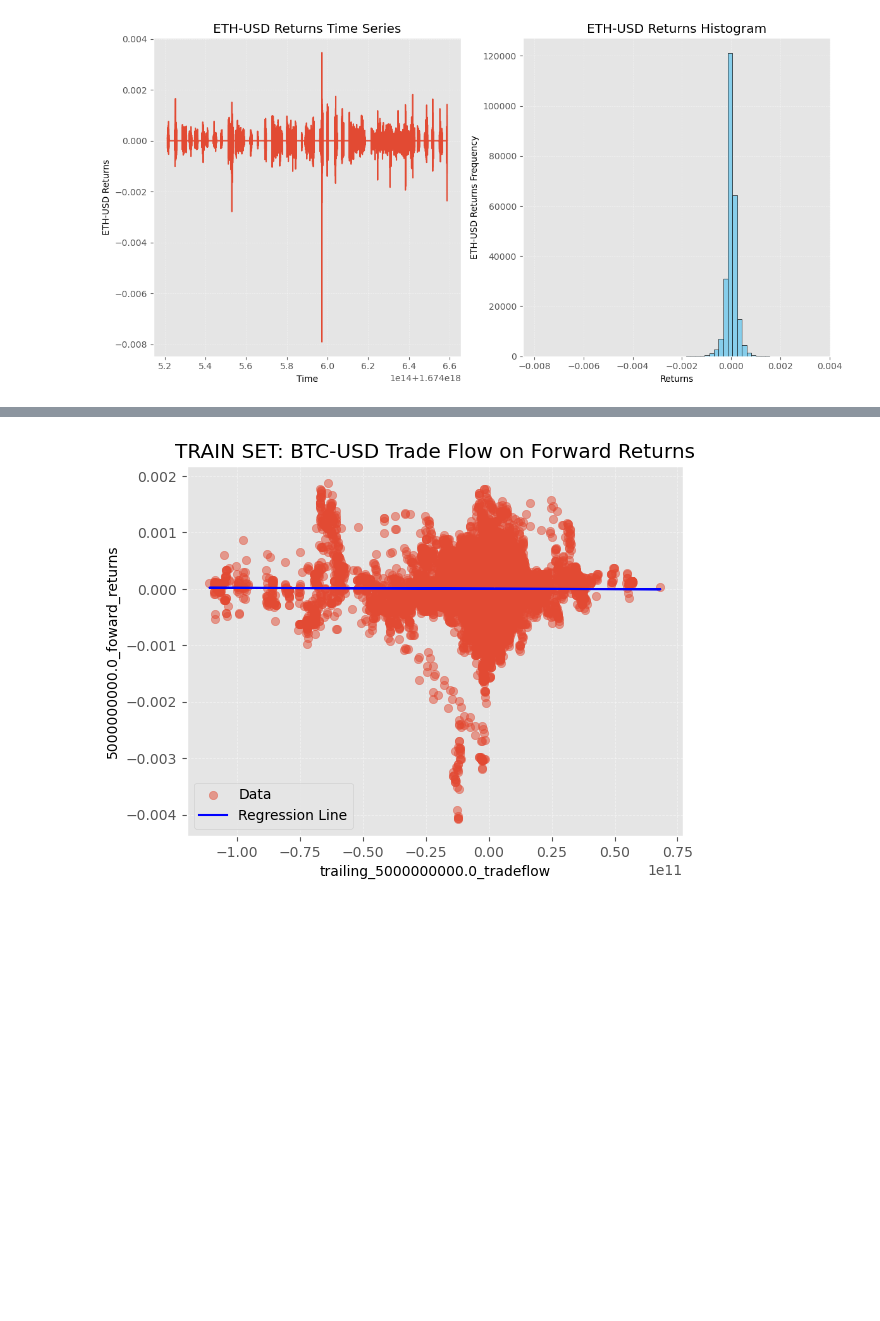
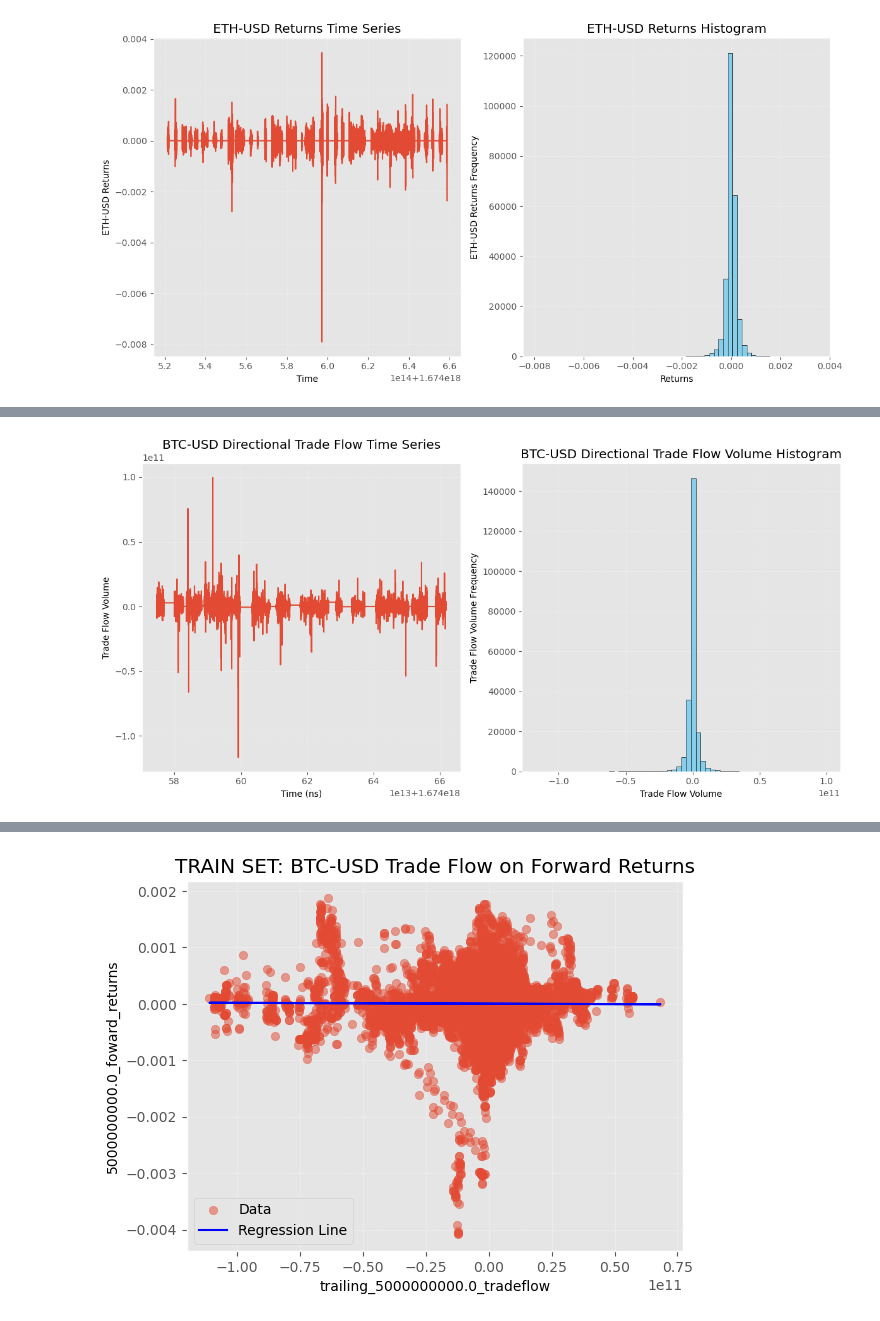
Before and after one commit to MrHumble-Bee/quantitative_trading_strategies, a Jupyter notebook: hw4_tradeflow/hw4_tradeflow.ipynb, the cells around one changed output, grey strips where cells are left out. Cells and saved outputs as stored; diff of their text form; code cells hidden in the pictures; blank space fills up the shorter version.

```diff
--- a/hw4_tradeflow/hw4_tradeflow.ipynb
+++ b/hw4_tradeflow/hw4_tradeflow.ipynb
@@ -658,0 +672,15 @@ frtf_test_trades_eth_usd_df = frtf_test_trades_eth_usd_df.merge(
+# %%
+PlotDynamics.plot_ts_hist(
+    frtf_test_trades_btc_usd_df[f'trailing_{LAGGED_TRADEFLOW_TIME}_tradeflow'],
+    "BTC-USD",
+    x1label="Time (ns)",
+    x2label="Trade Flow Volume",
+    y1label="Trade Flow Volume",
+    y2label="Trade Flow Volume Frequency",
+    title1="BTC-USD Directional Trade Flow Time Series",
+    title2="BTC-USD Directional Trade Flow Volume Histogram",
+    bins=60,
+    use_steps_post=True
+)
+# %% [output]
+[figure, added]
```
Also changed, not shown: parts of 49 cells of this notebook.
